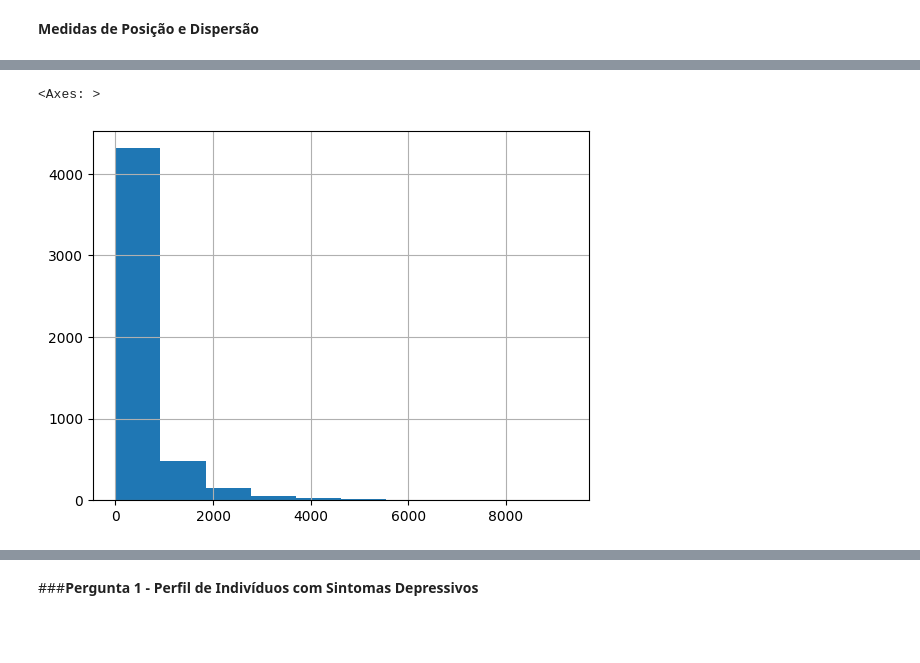
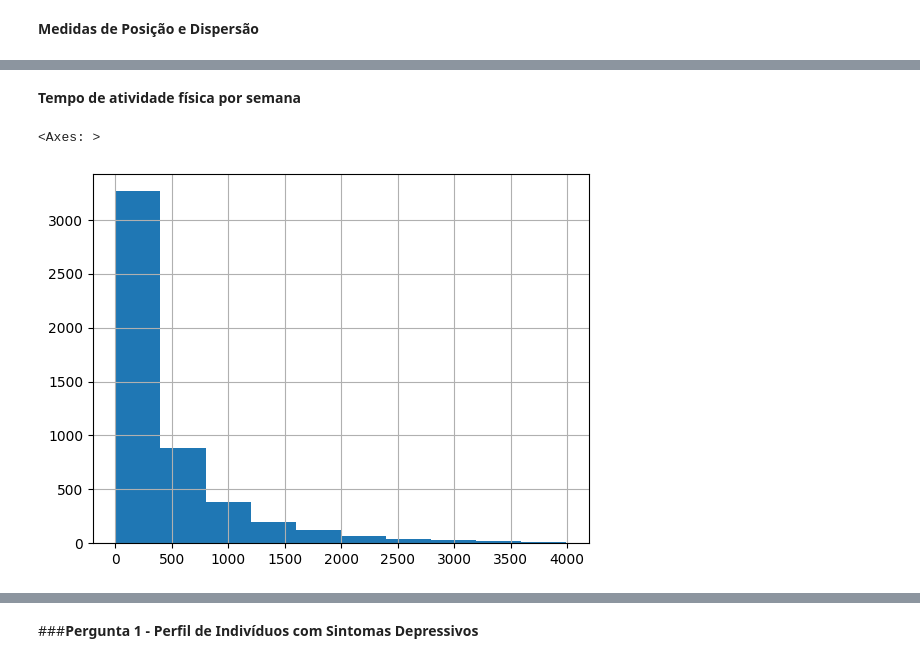
Before and after one commit to alearauj/EBA-Estatistica-do-Basico-ao-Avancado, a Jupyter notebook: EBA_Projeto_Final.ipynb, the cells around one changed output, grey strips where cells are left out. Saved outputs shown, nothing was run; the diff lists cells and outputs as text; code cells hidden in the pictures; blank space fills up the shorter version.

```diff
--- a/EBA_Projeto_Final.ipynb
+++ b/EBA_Projeto_Final.ipynb
@@ -232,7 +232,7 @@ dtypes: float64(15), int64(15), object(1)
 memory usage: 1.2+ MB
 # %%
 #Renomeando colunas
-mapeamento_colunas = {'RIAGENDR': 'Genero', 'RIDAGEYR': 'Idade', 'RIDRETH1': 'Etnia', 'DMDEDUC': 'Escolaridade', 'INDFMINC': 'Renda Anual Familiar (USD)', 'PAG_MINW': 'Tempo de Atividade Fisica (min)', 'ADHERENCE': 'Aderencia', 'HEI2015_TOTAL_SCORE': 'Score Total'}
+mapeamento_colunas = {'RIAGENDR': 'Genero', 'RIDAGEYR': 'Idade', 'RIDRETH1': 'Etnia', 'DMDEDUC': 'Escolaridade', 'INDFMINC': 'Renda Anual Familiar (USD)', 'PAG_MINW': 'Tempo de Atividade Fisica (min/semana)', 'ADHERENCE': 'Aderencia', 'HEI2015_TOTAL_SCORE': 'Score Total'}
 df = df.rename(columns=mapeamento_colunas)
 
 df.info()
@@ -255,8 +255,8 @@ Data columns (total 31 columns):
 dtypes: float64(15), int64(15), object(1)
 memory usage: 1.2+ MB
 # %%
-#Removendo valores impossíveis
-filtro1 = df['Tempo de Atividade Fisica (min)'] < 10000
+#Removendo valores improváveis
+filtro1 = df['Tempo de Atividade Fisica (min/semana)'] < 4000
 # %%
 #Aplicar os filtros e criar o novo dataframe
 df = df[filtro1]
@@ -319,5 +323,7 @@ df['Idade'].hist()
+# %% [markdown]
+**Tempo de atividade física por semana**
 # %%
-df['Tempo de Atividade Fisica (min)'].hist()
+df['Tempo de Atividade Fisica (min/semana)'].hist()
 # %% [output]
 <Axes: >
-[figure, old version]
+[figure, new version]
```
Also changed, not shown: parts of 10 cells of this notebook.
